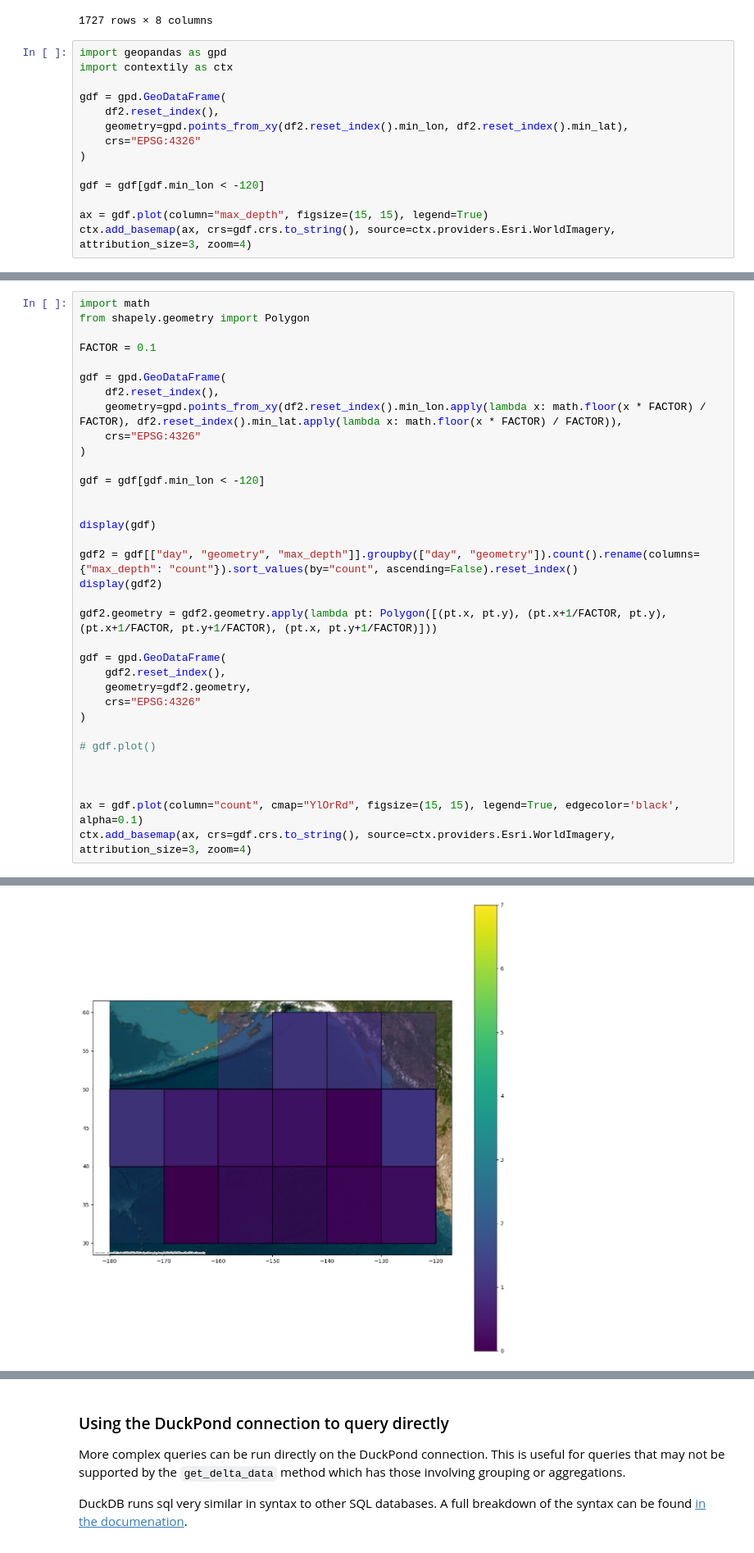
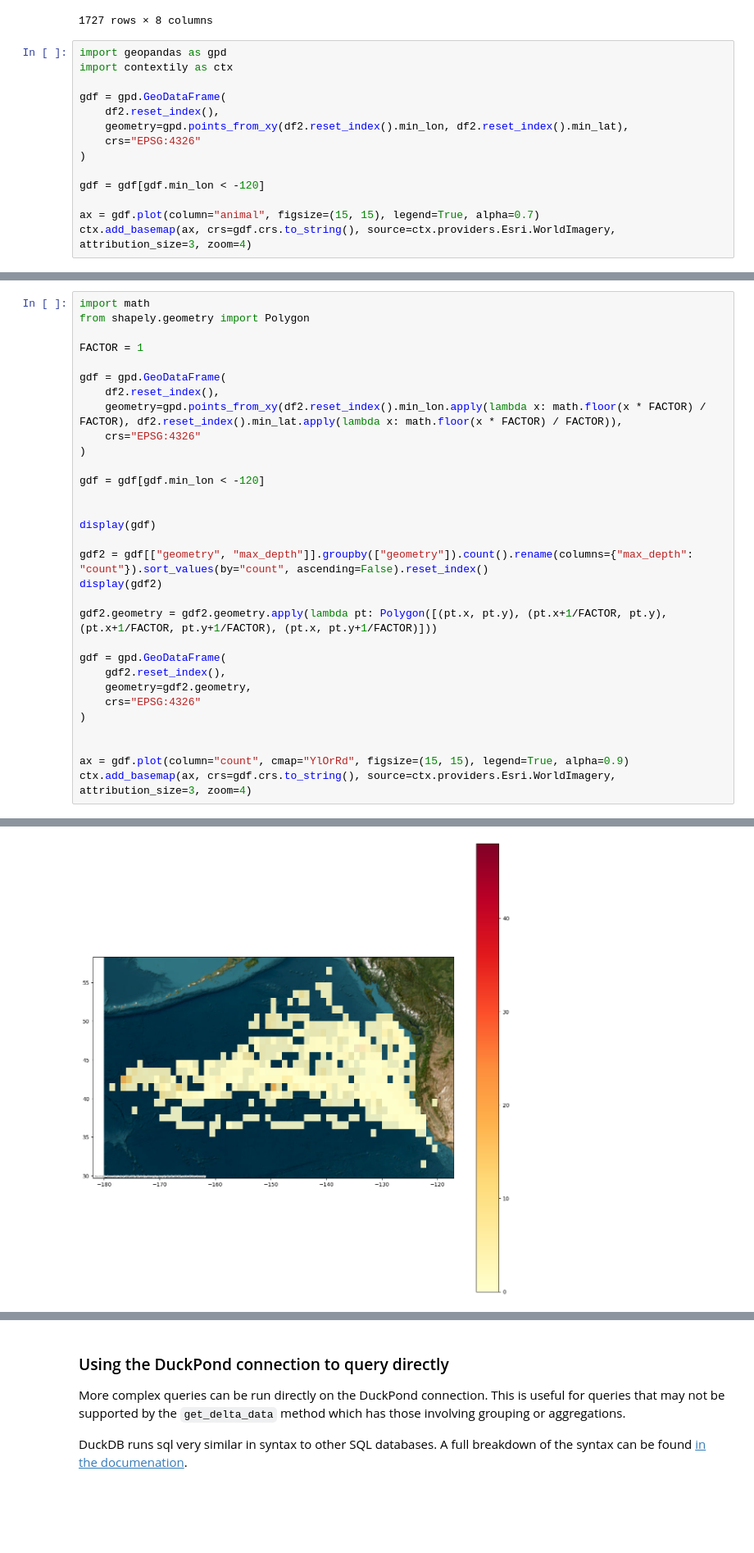
Before and after one commit to ecophysviz-lab/DiveDB, a Jupyter notebook: data_querying_documentation.ipynb, the cells around one changed output, grey strips where cells are left out. Shown at 82% size. Cells and saved outputs as stored; diff of their text form; blank space fills up the shorter version.

```diff
--- a/data_querying_documentation.ipynb
+++ b/data_querying_documentation.ipynb
@@ -228,6 +228,6 @@ gdf = gpd.GeoDataFrame(
 
 gdf = gdf[gdf.min_lon < -120]
 
-ax = gdf.plot(column="max_depth", figsize=(15, 15), legend=True)
+ax = gdf.plot(column="animal", figsize=(15, 15), legend=True, alpha=0.7)
 ctx.add_basemap(ax, crs=gdf.crs.to_string(), source=ctx.providers.Esri.WorldImagery, attribution_size=3, zoom=4)
 # %% [output]
@@ -236,7 +236,7 @@ ctx.add_basemap(ax, crs=gdf.crs.to_string(), source=ctx.providers.Esri.WorldImag
 import math
 from shapely.geometry import Polygon
 
-FACTOR = 0.1
+FACTOR = 1
 
 gdf = gpd.GeoDataFrame(
     df2.reset_index(),
@@ -249,7 +249,7 @@ gdf = gdf[gdf.min_lon < -120]
 
 display(gdf)
 
-gdf2 = gdf[["day", "geometry", "max_depth"]].groupby(["day", "geometry"]).count().rename(columns={"max_depth": "count"}).sort_values(by="count", ascending=False).reset_index()
+gdf2 = gdf[["geometry", "max_depth"]].groupby(["geometry"]).count().rename(columns={"max_depth": "count"}).sort_values(by="count", ascending=False).reset_index()
 display(gdf2)
 
 gdf2.geometry = gdf2.geometry.apply(lambda pt: Polygon([(pt.x, pt.y), (pt.x+1/FACTOR, pt.y), (pt.x+1/FACTOR, pt.y+1/FACTOR), (pt.x, pt.y+1/FACTOR)]))
@@ -260,11 +260,8 @@ gdf = gpd.GeoDataFrame(
     crs="EPSG:4326"
 )
 
-# gdf.plot()
 
-
-
-ax = gdf.plot(column="count", cmap="YlOrRd", figsize=(15, 15), legend=True, edgecolor='black', alpha=0.1)
+ax = gdf.plot(column="count", cmap="YlOrRd", figsize=(15, 15), legend=True, alpha=0.9)
 ctx.add_basemap(ax, crs=gdf.crs.to_string(), source=ctx.providers.Esri.WorldImagery, attribution_size=3, zoom=4)
 # %% [output]
 |  | index | animal | day | min_lat | max_lat | min_lon | max_lon | min_depth | max_depth | geometry |
@@ -296 +293 @@ ctx.add_basemap(ax, crs=gdf.crs.to_string(), source=ctx.providers.Esri.WorldImag
-[figure, old version]
+[figure, new version]
```
Also changed, not shown: parts of 4 cells of this notebook.
